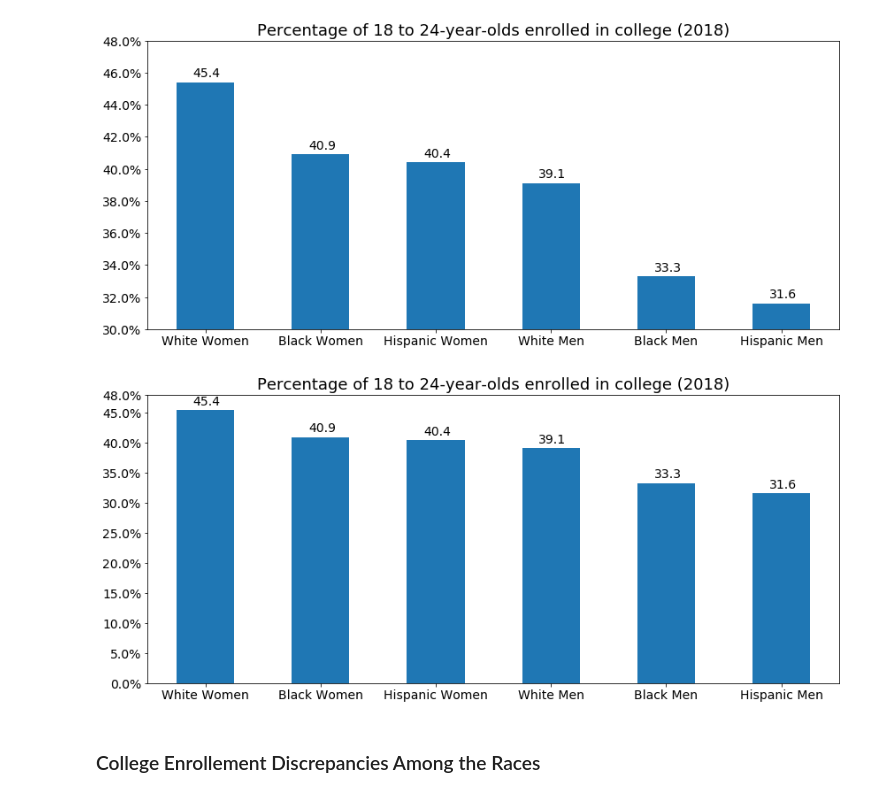
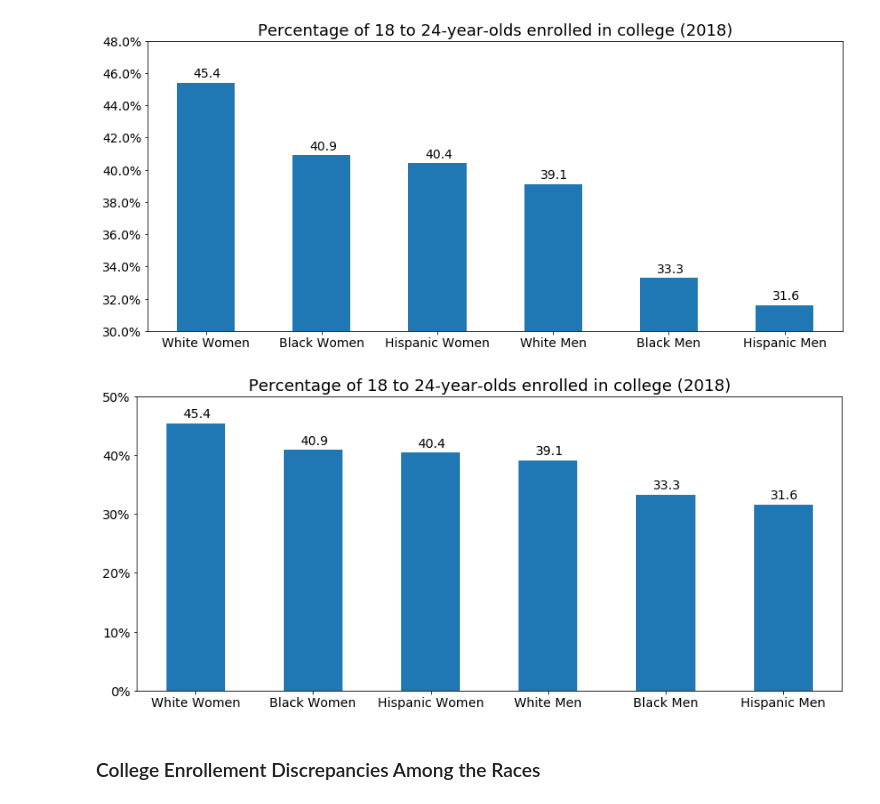
Before and after one commit to henokyemam/Fighting-MisInformation, a Jupyter notebook: DataAnalysis.ipynb, the cells around one changed output. Drawn from its saved outputs; the diff is of its cells as text; code cells hidden in the pictures.

Commit message:
adding more plots

```diff
--- a/DataAnalysis.ipynb
+++ b/DataAnalysis.ipynb
@@ -15,10 +15,12 @@ def find_columns(search_term, dataframe):
     return cols
 # %%
 #loading the data and renaming columns to match Dr. Sommer's labels
-df = pd.read_excel("collegeEnrollement18To24.xls", header=[0, 1, 2], skiprows=2)
+df = pd.read_excel("./Data/collegeEnrollement18To24.xls", header=[0, 1, 2], skiprows=2)
 df.columns = ['_'.join(y for y in x if not 'Unnamed' in y) for x in df.columns.tolist()]
 df.drop(df.index[[0]], inplace=True)
 df = df.dropna(thresh=10)
+df.index = df.Year
+df = df.drop(columns={'Year'})
 df.index = [int(i[:4]) for i in df.index]
 df = df.round(2)
 df = df.loc[:,~df.columns.duplicated()]
@@ -105,10 +117,10 @@ plot_data(dataframe=christina_df.iloc[46], yaxis_lowerlimit=30, yaxis_upperlimit
 [figure]
 # %%
 #recreating the plot without manipulating the baseline for exaggeruation
-yticks =[0, 5, 10, 15, 20, 25, 30, 35, 40, 45, 48]
+yticks =[0, 10,  20, 30,  40, 50]
 plot_data(dataframe=christina_df.iloc[46], yaxis_lowerlimit=0, yaxis_upperlimit=48, yticks=yticks, kind="bar")
 # %% [output]
-[figure, old version]
+[figure, new version]
 # %% [markdown]
 ### College Enrollement Discrepancies Among the Races
 # %%
```
Also changed, not shown: parts of 5 cells of this notebook.
